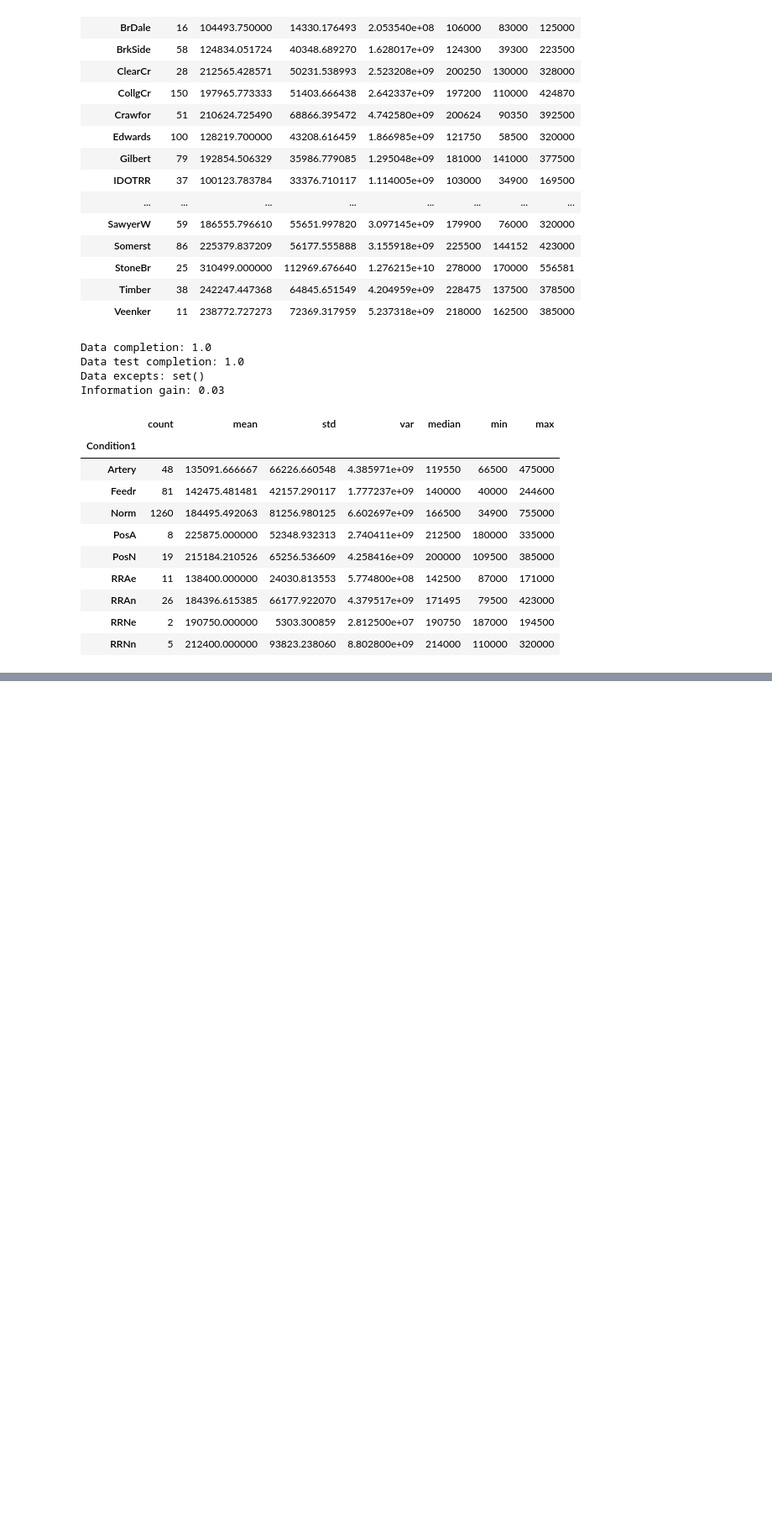
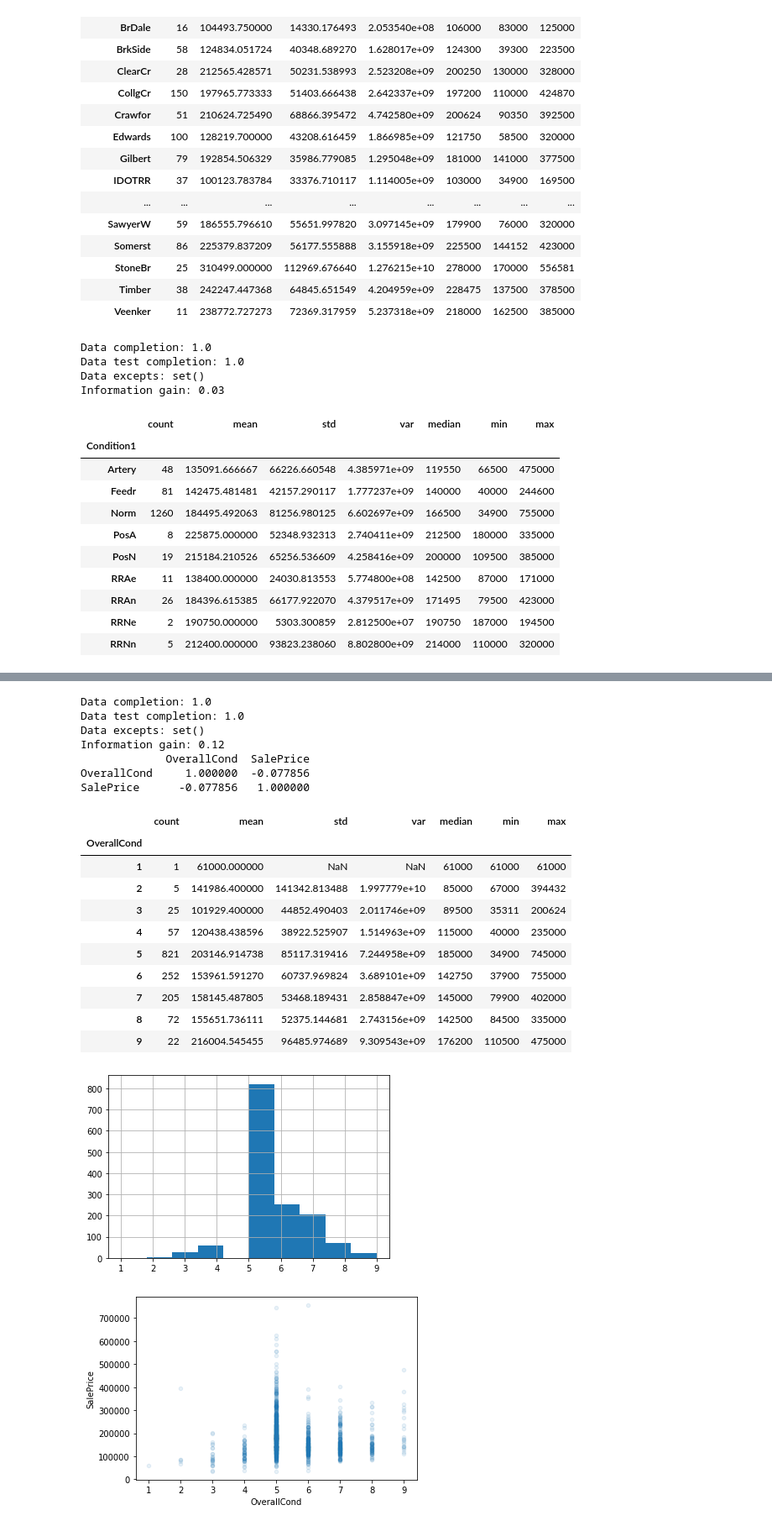
Before and after one commit to ArturoCRodriguez/kaggle_house_prices, a Jupyter notebook: house_pricing.ipynb, the cells around one changed output, grey strips where cells are left out. Shown at 84% size. Drawn from its saved outputs; the diff is of its cells as text; code cells hidden in the pictures; blank space fills up the shorter version.

```diff
--- a/house_pricing.ipynb
+++ b/house_pricing.ipynb
@@ -334,0 +436,32 @@ Information gain: 0.03
+# %%
+# OverallCond
+feat = "OverallCond"
+print("Data completion: {}".format(np.sum(data[feat].count()) / data.shape[0] ))
+print("Data test completion: {}".format(np.sum(data_test[feat].count()) / data_test.shape[0]))
+print("Data excepts: {}".format(set(data[feat].unique()).symmetric_difference(set(data_test[feat].unique())) ))
+print("Information gain: {}".format(information_gain(data,"SalePrice",feat, norm=True)))
+data[feat].hist()
+data.plot(kind="scatter",x=feat, y="SalePrice",alpha=0.1)
+print(data[[feat,"SalePrice"]].corr())
+get_resume(data,"SalePrice",feat)
+# %% [output]
+Data completion: 1.0
+Data test completion: 1.0
+Data excepts: set()
+Information gain: 0.12
+             OverallCond  SalePrice
+OverallCond     1.000000  -0.077856
+SalePrice      -0.077856   1.000000
+|  | count | mean | std | var | median | min | max |
+| OverallCond |  |  |  |  |  |  |  |
+| 1 | 1 | 61000.000000 | NaN | NaN | 61000 | 61000 | 61000 |
+| 2 | 5 | 141986.400000 | 141342.813488 | 1.997779e+10 | 85000 | 67000 | 394432 |
+| 3 | 25 | 101929.400000 | 44852.490403 | 2.011746e+09 | 89500 | 35311 | 200624 |
+| 4 | 57 | 120438.438596 | 38922.525907 | 1.514963e+09 | 115000 | 40000 | 235000 |
+| 5 | 821 | 203146.914738 | 85117.319416 | 7.244958e+09 | 185000 | 34900 | 745000 |
+| 6 | 252 | 153961.591270 | 60737.969824 | 3.689101e+09 | 142750 | 37900 | 755000 |
+| 7 | 205 | 158145.487805 | 53468.189431 | 2.858847e+09 | 145000 | 79900 | 402000 |
+| 8 | 72 | 155651.736111 | 52375.144681 | 2.743156e+09 | 142500 | 84500 | 335000 |
+| 9 | 22 | 216004.545455 | 96485.974689 | 9.309543e+09 | 176200 | 110500 | 475000 |
+[figure, added]
+[figure, added]
```
Also changed, not shown: parts of 14 cells of this notebook, 2 other files.
